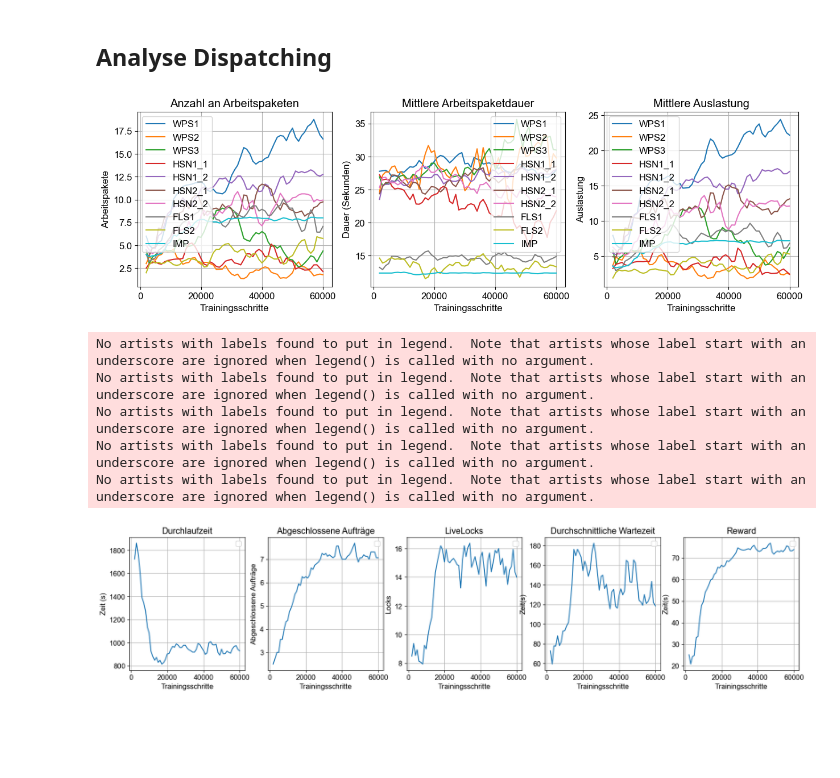
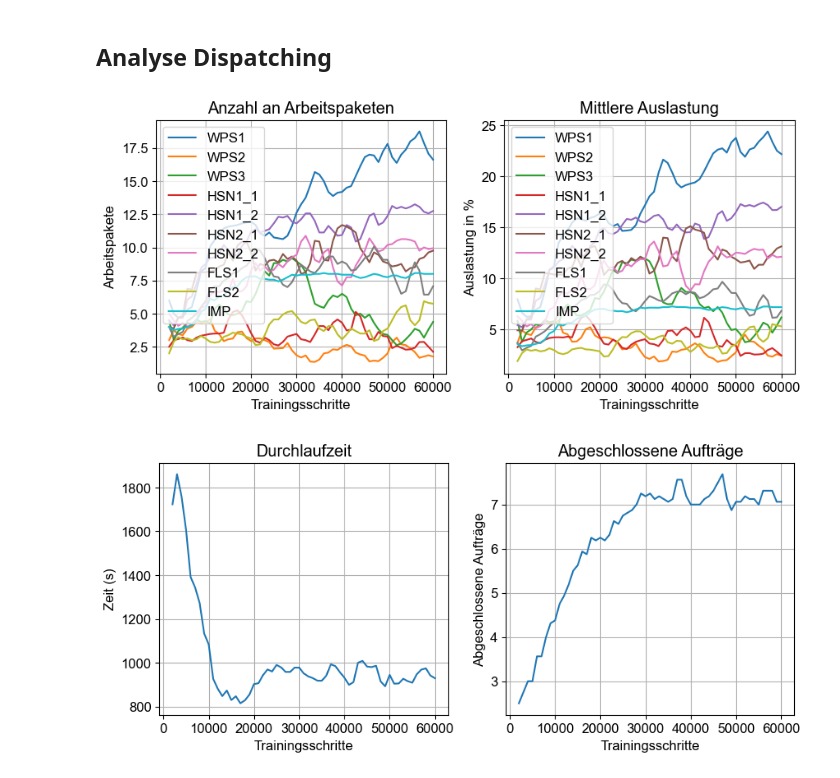
Before and after one commit to tobihoernchen/thesis, a Jupyter notebook: exploration/MiniMatrix/evaluation.ipynb, the cells around one changed output. Drawn from its saved outputs; the diff is of its cells as text; code cells hidden in the pictures; blank space fills up the shorter version.

```diff
--- a/exploration/MiniMatrix/evaluation.ipynb
+++ b/exploration/MiniMatrix/evaluation.ipynb
@@ -76,9 +76,12 @@ def mean_min_max(dfs: List[pd.DataFrame] or Dict[List[pd.DataFrame]], std = Fals
         for i, df in enumerate(dfs[1:]):
             full_data = full_data.join(df, rsuffix=str(i), how="outer")
         full_data.interpolate(inplace = True)
-        agg = ["mean", "min", "max"] if not std else ["mean", np.std, lambda *args, **kwargs: -np.std(*args, **kwargs)]
+        agg = ["mean", "min", "max"] if not std else ["mean", "sum", np.std]
         mean_data = full_data.agg(agg, axis="columns") if len(full_data)>0 else pd.DataFrame(columns=("","",""))
         mean_data.columns = ["value", "min", "max"]
+        if std:
+            mean_data["min"] = mean_data["value"] - mean_data["max"]
+            mean_data["max"] = mean_data["value"] + mean_data["max"]
         return mean_data
 
 def import_data(path, run_name, tags: List[str] or str = None, exclude = []) -> List[pd.DataFrame] or Dict[List[pd.DataFrame]]:
@@ -109,7 +112,7 @@ def import_json(path, tags: List[str] or str = None) -> List[pd.DataFrame] or Di
             dfs[tag].append(pd.DataFrame(pd.Series(data), columns = ["value"]))
     return dfs
 
-def plot(dfs, labels, x_label, y_label, ax_ = None, reduce_ticks = False):
+def plot(dfs, labels, x_label, y_label, ax_ = None, reduce_ticks = False, no_legend = False, legend_args = {}):
     if ax_ is None:
         fig, ax = plt.subplots()
     else:
@@ -118,7 +121,8 @@ def plot(dfs, labels, x_label, y_label, ax_ = None, reduce_ticks = False):
         ax.plot(df.index, df["value"], label=label)
         if "min" in df.columns:
             ax.fill_between(df.index, df["min"], df["max"], alpha=.1, linewidth=0)
-    ax.legend()
+    if not no_legend:
+        ax.legend(**legend_args)
     ax.grid()
     ax.set_xlabel(x_label)
     ax.set_ylabel(y_label)
@@ -509,7 +511,7 @@ tags = [
     "ray/tune/episode_reward_mean",
       ]
 
-results_wps = mean(import_data(path, "LAST_8_20_2023-05-31_22", tags))
+results_wps = mean(import_data(path, "LAST_4_20_2023-05-31_18-33-05", tags))
 # %%
 for i in range(10):
     results_wps["dur"+str(i+1)] = results_wps[tags[2*i+1]]/results_wps[tags[2*i]]
@@ -526,12 +528,10 @@ results_wps["blocksec"] = sum(
     ]
 )/4
 # %%
-fig, axs = plt.subplots(1,3, figsize = (15,4))
+fig, axs = plt.subplots(1,2, figsize = (10,4))
 axs[0].set_title("Anzahl an Arbeitspaketen")
 plot([results_wps[tags[2*i]] for i in range(10)], ["WPS1", "WPS2", "WPS3","HSN1_1", "HSN1_2","HSN2_1", "HSN2_2","FLS1", "FLS2","IMP", ], "Trainingsschritte", "Arbeitspakete", axs[0])
-axs[1].set_title("Mittlere Arbeitspaketdauer")
-plot([results_wps["dur"+str(i+1)] for i in range(10)], ["WPS1", "WPS2", "WPS3","HSN1_1", "HSN1_2","HSN2_1", "HSN2_2","FLS1", "FLS2","IMP", ], "Trainingsschritte", "Dauer (Sekunden)", axs[1])
-axs[2].set_title("Mittlere Auslastung")
-plot([results_wps["perc" + str(i+1)] for i in range(10)], ["WPS1", "WPS2", "WPS3","HSN1_1", "HSN1_2","HSN2_1", "HSN2_2","FLS1", "FLS2","IMP", ], "Trainingsschritte", "Auslastung", axs[2])
+axs[1].set_title("Mittlere Auslastung")
+plot([results_wps["perc" + str(i+1)] for i in range(10)], ["WPS1", "WPS2", "WPS3","HSN1_1", "HSN1_2","HSN2_1", "HSN2_2","FLS1", "FLS2","IMP", ], "Trainingsschritte", "Auslastung in %", axs[1])
 # %% [output]
-[figure, old version]
+[figure, new version]
@@ -538,19 +541,8 @@ plot([results_wps["perc" + str(i+1)] for i in range(10)], ["WPS1", "WPS2", "WPS3
 # %%
-fig, axs = plt.subplots(1,5, figsize = (20,4))
+fig, axs = plt.subplots(1,2, figsize = (10,4))
 axs[0].set_title("Durchlaufzeit")
-plot([results_wps["durchlauf"]], ["", ], "Trainingsschritte", "Zeit (s)", axs[0])
+plot([results_wps["durchlauf"]], ["", ], "Trainingsschritte", "Zeit (s)", axs[0], no_legend = True)
 axs[1].set_title("Abgeschlossene Aufträge")
-plot([results_wps[tags[-3]]], ["", ], "Trainingsschritte", "Abgeschlossene Aufträge", axs[1])
-axs[2].set_title("LiveLocks")
-plot([results_wps[tags[-2]]], ["", ], "Trainingsschritte", "Locks", axs[2])
-axs[3].set_title("Durchschnittliche Wartezeit")
-plot([results_wps["blocksec"]], ["", ], "Trainingsschritte", "Zeit(s)", axs[3])
-axs[4].set_title("Reward")
-plot([results_wps[tags[-1]]], ["", ], "Trainingsschritte", "Zeit(s)", axs[4])
+plot([results_wps[tags[-3]]], ["", ], "Trainingsschritte", "Abgeschlossene Aufträge", axs[1], no_legend = True)
 # %% [output]
-No artists with labels found to put in legend.  Note that artists whose label start with an underscore are ignored when legend() is called with no argument.
-No artists with labels found to put in legend.  Note that artists whose label start with an underscore are ignored when legend() is called with no argument.
-No artists with labels found to put in legend.  Note that artists whose label start with an underscore are ignored when legend() is called with no argument.
-No artists with labels found to put in legend.  Note that artists whose label start with an underscore are ignored when legend() is called with no argument.
-No artists with labels found to put in legend.  Note that artists whose label start with an underscore are ignored when legend() is called with no argument.
-[figure, old version]
+[figure, new version]
```
Also changed, not shown: parts of 20 cells of this notebook, 11 other files.
